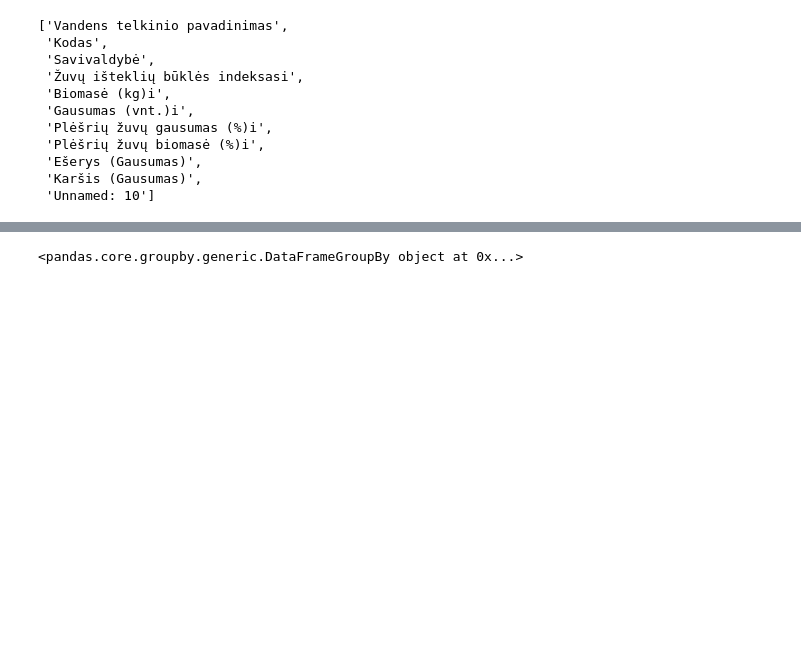
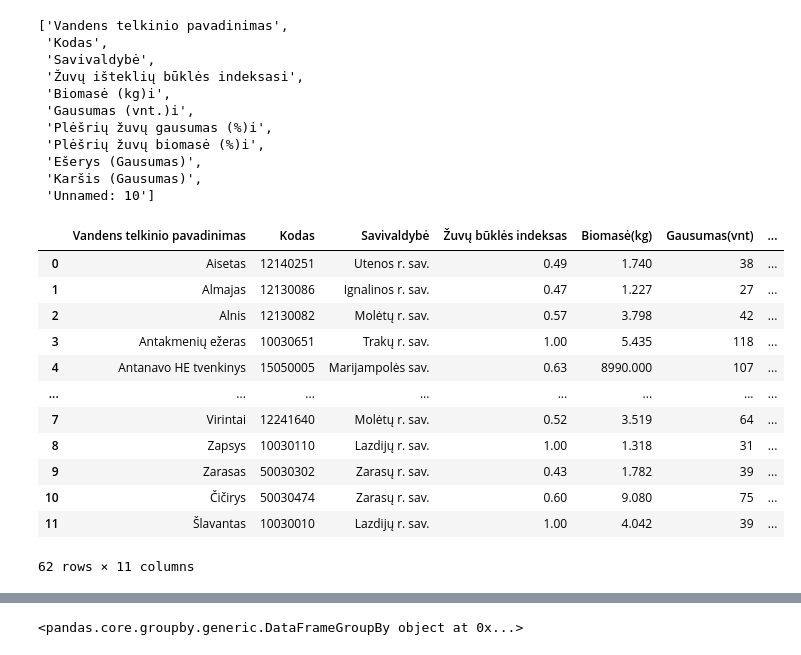
Before and after one commit to Aurume/Baigiamasis, a Jupyter notebook: Baigiam.ipynb, the cells around one changed output, grey strips where cells are left out. Drawn from its saved outputs; the diff is of its cells as text; code cells hidden in the pictures; blank space fills up the shorter version.

Commit message:
Add files via upload
Sutvarkyti stulpelių pavadinimai. Teisingai rodo kiek savivaldybėse yra ežerų su geriausia būkle.

```diff
--- a/Baigiam.ipynb
+++ b/Baigiam.ipynb
@@ -147,3 +156,19 @@ zuvys_kartu.columns.values.tolist()
+# %%
+zuvys_kartu
+# %% [output]
+|  | Vandens telkinio pavadinimas | Kodas | Savivaldybė | Žuvų būklės indeksas | Biomasė(kg) | Gausumas(vnt) | ... |
+| 0 | Aisetas | 12140251 | Utenos r. sav. | 0.49 | 1.740 | 38 | ... |
+| 1 | Almajas | 12130086 | Ignalinos r. sav. | 0.47 | 1.227 | 27 | ... |
+| 2 | Alnis | 12130082 | Molėtų r. sav. | 0.57 | 3.798 | 42 | ... |
+| 3 | Antakmenių ežeras | 10030651 | Trakų r. sav. | 1.00 | 5.435 | 118 | ... |
+| 4 | Antanavo HE tvenkinys | 15050005 | Marijampolės sav. | 0.63 | 8990.000 | 107 | ... |
+| ... | ... | ... | ... | ... | ... | ... | ... |
+| 7 | Virintai | 12241640 | Molėtų r. sav. | 0.52 | 3.519 | 64 | ... |
+| 8 | Zapsys | 10030110 | Lazdijų r. sav. | 1.00 | 1.318 | 31 | ... |
+| 9 | Zarasas | 50030302 | Zarasų r. sav. | 0.43 | 1.782 | 39 | ... |
+| 10 | Čičirys | 50030474 | Zarasų r. sav. | 0.60 | 9.080 | 75 | ... |
+| 11 | Šlavantas | 10030010 | Lazdijų r. sav. | 1.00 | 4.042 | 39 | ... |
+62 rows × 11 columns
 # %%
 zuvys_kartu.drop(columns=['Unnamed: 10'], inplace=True)
 # %%
```
Also changed, not shown: parts of 20 cells of this notebook.
